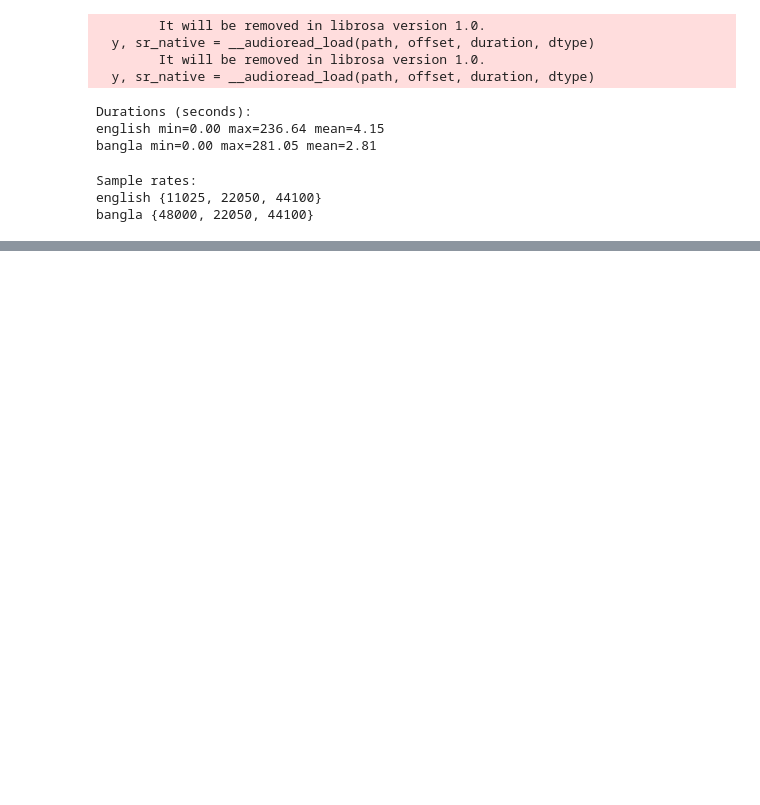
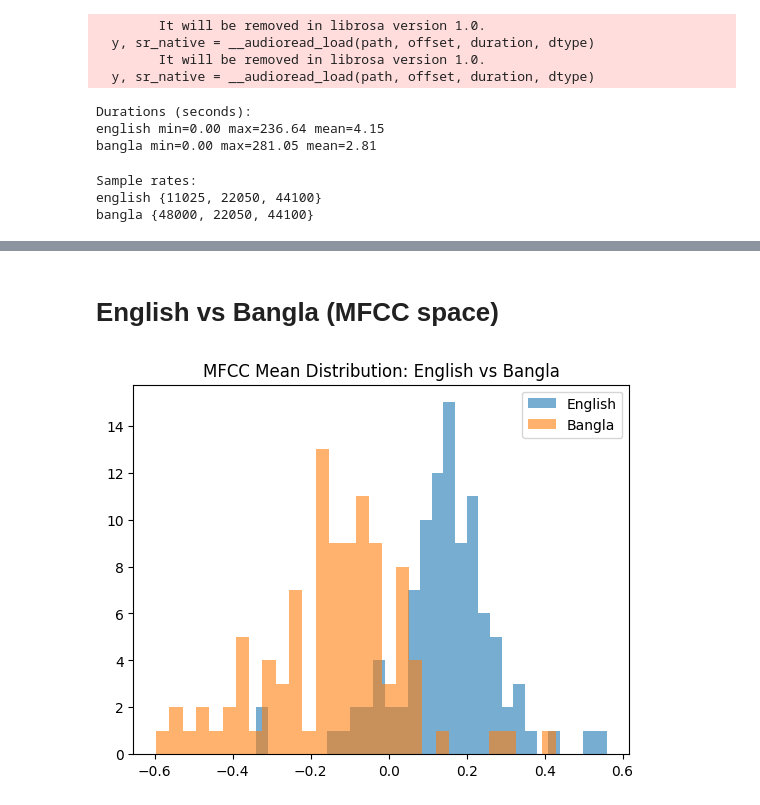
Before and after one commit to Ill1dan/CSE425-Unsupervised-Project, a Jupyter notebook: notebooks/exploratory.ipynb, the cells around one changed output, grey strips where cells are left out. Saved outputs shown, nothing was run; the diff lists cells and outputs as text; code cells hidden in the pictures; blank space fills up the shorter version.

```diff
--- a/notebooks/exploratory.ipynb
+++ b/notebooks/exploratory.ipynb
@@ -46,0 +133,13 @@ bangla {48000, 22050, 44100}
+# %% [markdown]
+# English vs Bangla (MFCC space)
+# %%
+eng = X_mfcc[langs == "english"]
+bn  = X_mfcc[langs == "bangla"]
+
+plt.hist(eng.mean(axis=1), bins=30, alpha=0.6, label="English")
+plt.hist(bn.mean(axis=1), bins=30, alpha=0.6, label="Bangla")
+plt.legend()
+plt.title("MFCC Mean Distribution: English vs Bangla")
+plt.show()
+# %% [output]
+[figure, added]
```
Also changed, not shown: parts of 19 cells of this notebook, 9 other files.
